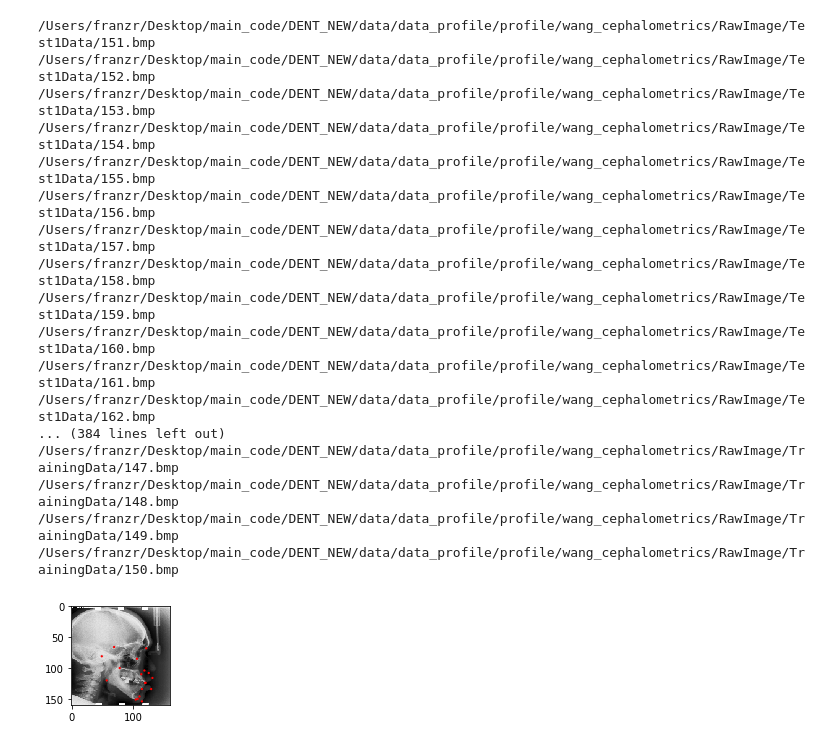
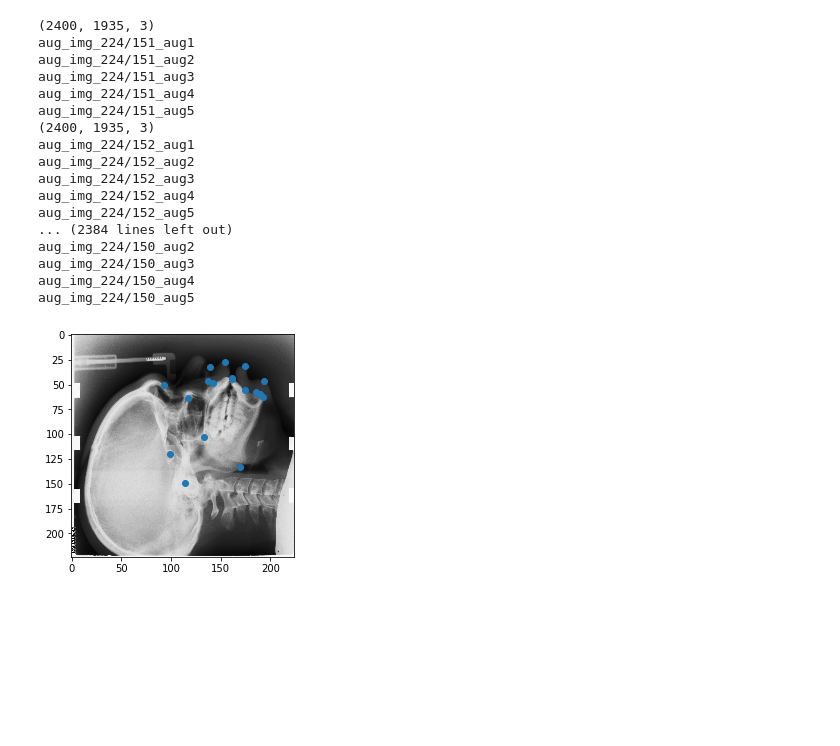
Before and after one commit to fronay/ceph_xray_keypoints, a Jupyter notebook: augster.ipynb, the cells around one changed output. Cells and saved outputs as stored; diff of their text form; code cells hidden in the pictures; blank space fills up the shorter version.

Commit message:
fixed augmentations, retrained and plotted from-scratch version

```diff
--- a/augster.ipynb
+++ b/augster.ipynb
@@ -107,15 +100,15 @@ def label_walker(base_labels):
 img_labels = label_walker(BASE_LABELS)
 img_paths = img_path_walker(BASE_PATH)
 
-shrink = iaa.Scale({"height":160, "width":160})
+shrink = iaa.Scale({"height":224, "width":224})
 augment_functions = [iaa.Fliplr(1.0), iaa.Flipud(1.0)]
 augment_functions += [iaa.Affine(rotate=rot_angle) for rot_angle in [90, 180, 270]]
 
 def aug_and_save(img, img_name, label, aug_list, base_path):
-    kp = [list_to_kp(coords_raw)]
+    kp = [list_to_kp(label)]
     img = shrink.augment_image(img)
     kp = shrink.augment_keypoints(kp)
-    img_save_name = "aug_img/" + img_name + "_aug{}".format(0)
+    img_save_name = base_path + "/" + img_name + "_aug{}".format(0)
     io.imsave(img_save_name + ".png", img)
     with open(img_save_name + ".txt", "w") as lf:
             stringified = [str(tup) for tup in kp_to_list(kp[0].keypoints)]
@@ -125,9 +118,10 @@ def aug_and_save(img, img_name, label, aug_list, base_path):
         img_aug = aug.augment_image(img)
         kp_aug = aug.augment_keypoints(kp)
         # save img:
-        img_save_name = "aug_img/" + img_name + "_aug{}".format(i+1)
+        img_save_name = base_path + "/" + img_name + "_aug{}".format(i+1)
         io.imsave(img_save_name + ".png", img_aug)
         # save labelfile:
+        print img_save_name
         with open(img_save_name + ".txt", "w") as lf:
             stringified = [str(tup) for tup in kp_to_list(kp_aug[0].keypoints)]
             stringified = [s.replace("(", "").replace(")","") for s in stringified]
@@ -135,36 +129,39 @@ def aug_and_save(img, img_name, label, aug_list, base_path):
 
 
 for i, path in enumerate(img_paths):
-    print path
-    loop_img = img_as_ubyte(io.imread(path, as_grey=True))
+    # import as ubyte if want reduced range for small pics
+    # loop_img = img_as_ubyte(io.imread(path, as_grey=True))
+    # import normally for resnet-18 attempt:
+    loop_img = io.imread(path)
+    print loop_img.shape
     loop_labels = img_labels[path.split("/")[-1]]
-    aug_and_save(loop_img, path.split("/")[-1][:-4], loop_labels, augment_functions, "aug_img")
-
-test = img_as_ubyte(io.imread("/Users/franzr/Desktop/Dent_PJ_Stuff/dl_progression/aug_img/001_aug0.png", as_grey=True))
-cr = extract_labels_from_txt("/Users/franzr/Desktop/Dent_PJ_Stuff/dl_progression/aug_img/001_aug0.txt")
-
-fig = plt.figure()
-ax = fig.add_subplot(2, 2, 1)
-ax.imshow(test, cmap="gray")
-for c in cr:
-    ax.add_patch(plt.Circle(c, 1, color='r'))
-plt.show()
+    aug_and_save(loop_img, path.split("/")[-1][:-4], loop_labels, augment_functions, "aug_img_224")
 # %% [output]
-/Users/franzr/Desktop/main_code/DENT_NEW/data/data_profile/profile/wang_cephalometrics/RawImage/Test1Data/151.bmp
-/Users/franzr/Desktop/main_code/DENT_NEW/data/data_profile/profile/wang_cephalometrics/RawImage/Test1Data/152.bmp
-/Users/franzr/Desktop/main_code/DENT_NEW/data/data_profile/profile/wang_cephalometrics/RawImage/Test1Data/153.bmp
-/Users/franzr/Desktop/main_code/DENT_NEW/data/data_profile/profile/wang_cephalometrics/RawImage/Test1Data/154.bmp
-/Users/franzr/Desktop/main_code/DENT_NEW/data/data_profile/profile/wang_cephalometrics/RawImage/Test1Data/155.bmp
-/Users/franzr/Desktop/main_code/DENT_NEW/data/data_profile/profile/wang_cephalometrics/RawImage/Test1Data/156.bmp
-/Users/franzr/Desktop/main_code/DENT_NEW/data/data_profile/profile/wang_cephalometrics/RawImage/Test1Data/157.bmp
-/Users/franzr/Desktop/main_code/DENT_NEW/data/data_profile/profile/wang_cephalometrics/RawImage/Test1Data/158.bmp
-/Users/franzr/Desktop/main_code/DENT_NEW/data/data_profile/profile/wang_cephalometrics/RawImage/Test1Data/159.bmp
-/Users/franzr/Desktop/main_code/DENT_NEW/data/data_profile/profile/wang_cephalometrics/RawImage/Test1Data/160.bmp
-/Users/franzr/Desktop/main_code/DENT_NEW/data/data_profile/profile/wang_cephalometrics/RawImage/Test1Data/161.bmp
-/Users/franzr/Desktop/main_code/DENT_NEW/data/data_profile/profile/wang_cephalometrics/RawImage/Test1Data/162.bmp
-... (384 lines left out)
-/Users/franzr/Desktop/main_code/DENT_NEW/data/data_profile/profile/wang_cephalometrics/RawImage/TrainingData/147.bmp
-/Users/franzr/Desktop/main_code/DENT_NEW/data/data_profile/profile/wang_cephalometrics/RawImage/TrainingData/148.bmp
-/Users/franzr/Desktop/main_code/DENT_NEW/data/data_profile/profile/wang_cephalometrics/RawImage/TrainingData/149.bmp
-/Users/franzr/Desktop/main_code/DENT_NEW/data/data_profile/profile/wang_cephalometrics/RawImage/TrainingData/150.bmp
+(2400, 1935, 3)
+aug_img_224/151_aug1
+aug_img_224/151_aug2
+aug_img_224/151_aug3
+aug_img_224/151_aug4
+aug_img_224/151_aug5
+(2400, 1935, 3)
+aug_img_224/152_aug1
+aug_img_224/152_aug2
+aug_img_224/152_aug3
+aug_img_224/152_aug4
+aug_img_224/152_aug5
+... (2384 lines left out)
+aug_img_224/150_aug2
+aug_img_224/150_aug3
+aug_img_224/150_aug4
+aug_img_224/150_aug5
-[figure, removed]
+# %%
+test = io.imread("/Users/franzr/Desktop/Dent_PJ_Stuff/dl_progression/aug_img_224/120_aug5.png", as_grey=True)
+cr = extract_labels_from_txt("/Users/franzr/Desktop/Dent_PJ_Stuff/dl_progression/aug_img_224/120_aug5.txt")
+
+fig = plt.figure()
+ax = fig.add_subplot(2, 2, 1)
+ax.imshow(test, cmap="gray")
+ax.scatter(*zip(*cr))
+plt.show()
+# %% [output]
+[figure, added]
```
Also changed, not shown: parts of 1 cell of this notebook.
